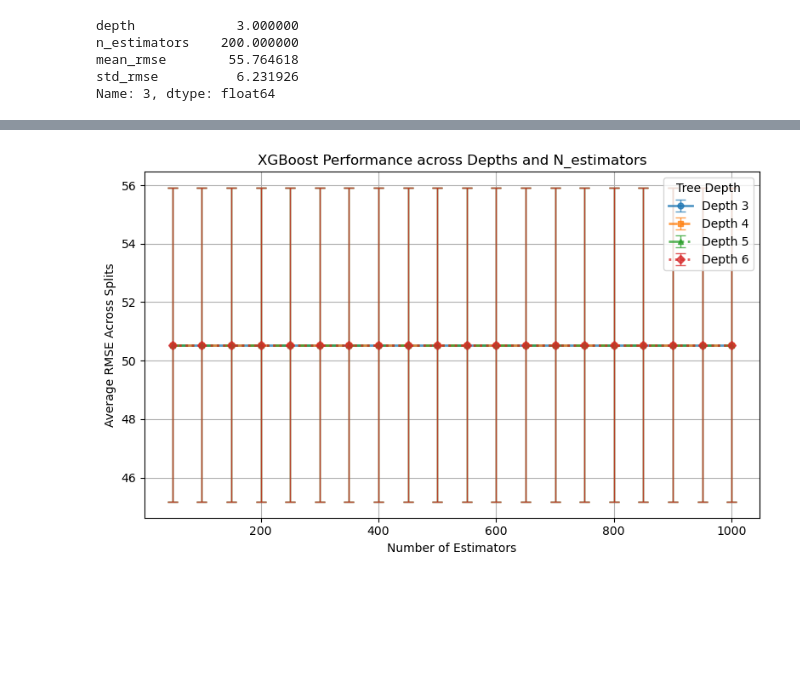
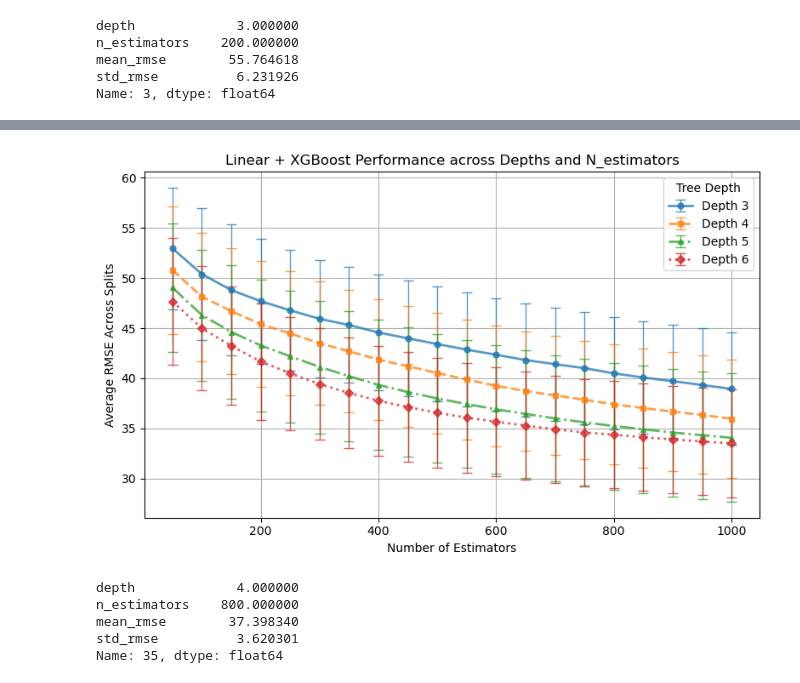
Before and after one commit to AmritpalSNijjar/load_forecasting, a Jupyter notebook: notebooks/xgboost_testing.ipynb, the cells around one changed output, grey strips where cells are left out. Drawn from its saved outputs; the diff is of its cells as text; code cells hidden in the pictures; blank space fills up the shorter version.

Commit message:
trained and saved linear+xgboost

```diff
--- a/notebooks/xgboost_testing.ipynb
+++ b/notebooks/xgboost_testing.ipynb
@@ -333,40 +333,40 @@ depth:6, estimators:600
 # %%
 fig, ax = plt.subplots(1, 1, figsize=(8,5))
 
-ax.set_title("XGBoost Performance across Depths and N_estimators")
+ax.set_title("Linear + XGBoost Performance across Depths and N_estimators")
 
 markers = ['o', 's', '^', 'D', 'v', 'P']
 linestyles = ['-', '--', '-.', ':', '-', '--']
 
 for i, depth in enumerate(depths):
     ax.errorbar(
         estimators,
-        grid_search[depth][0],
+        lin_xgb_grid_search[depth][0],
         yerr=grid_search[depth][1],
         label=f"Depth {depth}",
         marker=markers[i % len(markers)],
         linestyle=linestyles[i % len(linestyles)],
         linewidth=2,
         markersize=5,
         capsize=4,
         capthick=1,
         elinewidth=1,
         alpha=0.75
     )
 
 ax.set_xlabel("Number of Estimators")
 ax.set_ylabel("Average RMSE Across Splits")
 ax.legend(title="Tree Depth")
 ax.grid(True)
 plt.tight_layout()
 # %% [output]
-[figure, old version]
+[figure, new version]
 # %%
 candidates = [
     (depth, n, mean, std)
     for i, depth in enumerate(depths)
     for j, n in enumerate(estimators)
-    for mean, std in [(grid_search[depth][0][j], grid_search[depth][1][j])]
+    for mean, std in [(lin_xgb_grid_search[depth][0][j], lin_xgb_grid_search[depth][1][j])]
 ]
 
 # Convert to DataFrame
@@ -376,7 +376,7 @@ df_candidates = pd.DataFrame(candidates, columns=['depth', 'n_estimators', 'mean
 best_idx = df_candidates['mean_rmse'].idxmin()
 best_mean = df_candidates.loc[best_idx, 'mean_rmse']
 best_std = df_candidates.loc[best_idx, 'std_rmse']
-plateau_threshold = bestmean + best_std
+plateau_threshold = best_mean + best_std
 
 # Filter plateau models
 df_plateau = df_candidates[df_candidates['mean_rmse'] <= plateau_threshold]
@@ -384,3 +384,9 @@ df_plateau = df_candidates[df_candidates['mean_rmse'] <= plateau_threshold]
 # Pick simplest model: lowest depth and fewest estimators
 best_model = df_plateau.sort_values(['depth', 'n_estimators']).iloc[0]
 print(best_model)
+# %% [output]
+depth             4.000000
+n_estimators    800.000000
+mean_rmse        37.398340
+std_rmse          3.620301
+Name: 35, dtype: float64
```
Also changed, not shown: parts of 1 cell of this notebook, 3 other files.
